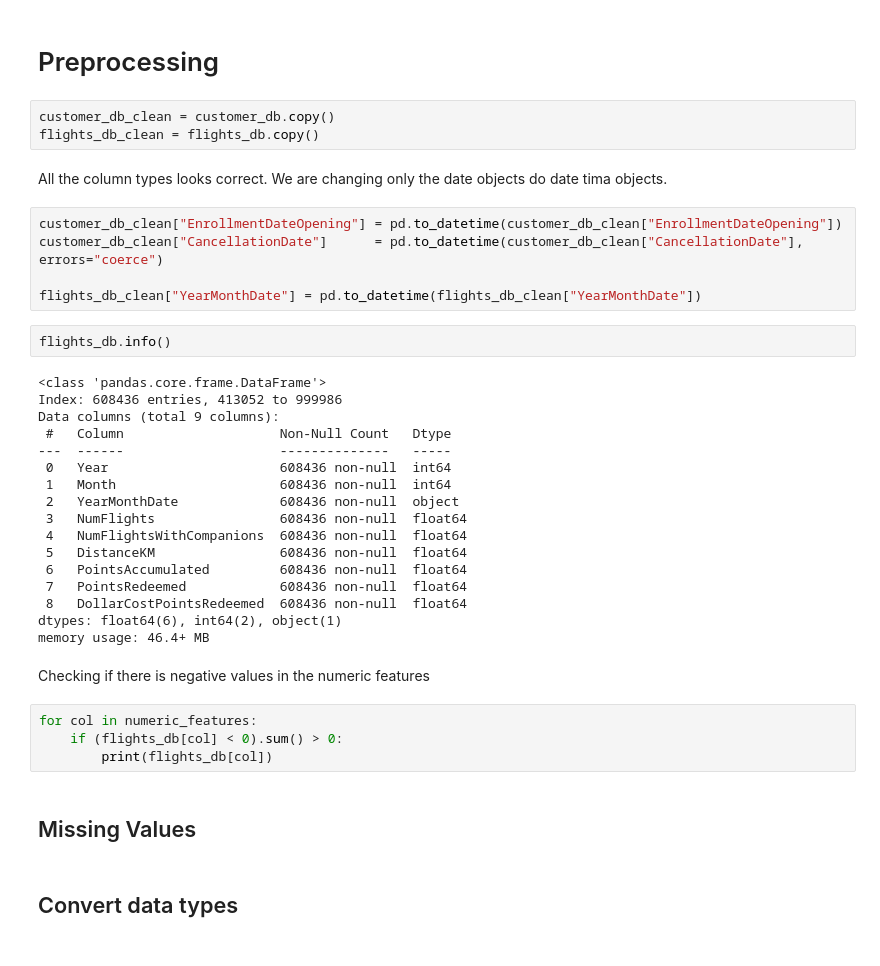
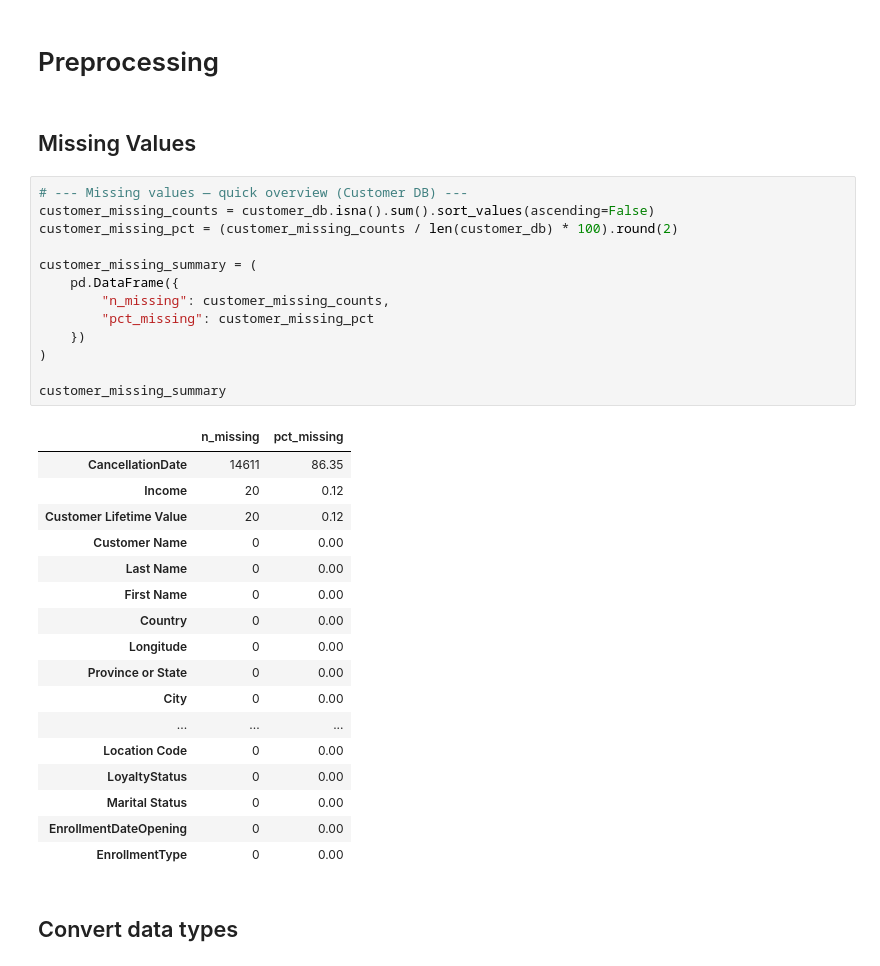
Before and after one commit to lucasdmcax/data_mining, a Jupyter notebook: Group20_EDA_Code.ipynb, the cells around one changed output. Cells and saved outputs as stored; diff of their text form.

Commit message:
missing values

```diff
--- a/Group20_EDA_Code.ipynb
+++ b/Group20_EDA_Code.ipynb
@@ -228,41 +253,37 @@ plt.show()
 # %% [markdown]
 # <a id="preprocessing"></a> Preprocessing
-# %%
-customer_db_clean = customer_db.copy()
-flights_db_clean = flights_db.copy()
-# %% [markdown]
-All the column types looks correct. We are changing only the date objects do date tima objects.
-# %%
-customer_db_clean["EnrollmentDateOpening"] = pd.to_datetime(customer_db_clean["EnrollmentDateOpening"])
-customer_db_clean["CancellationDate"]      = pd.to_datetime(customer_db_clean["CancellationDate"], errors="coerce")
-
-flights_db_clean["YearMonthDate"] = pd.to_datetime(flights_db_clean["YearMonthDate"])
-# %%
-flights_db.info()
-# %% [output]
-<class 'pandas.core.frame.DataFrame'>
-Index: 608436 entries, 413052 to 999986
-Data columns (total 9 columns):
- #   Column                    Non-Null Count   Dtype
----  ------                    --------------   -----
- 0   Year                      608436 non-null  int64
- 1   Month                     608436 non-null  int64
- 2   YearMonthDate             608436 non-null  object
- 3   NumFlights                608436 non-null  float64
- 4   NumFlightsWithCompanions  608436 non-null  float64
- 5   DistanceKM                608436 non-null  float64
- 6   PointsAccumulated         608436 non-null  float64
- 7   PointsRedeemed            608436 non-null  float64
- 8   DollarCostPointsRedeemed  608436 non-null  float64
-dtypes: float64(6), int64(2), object(1)
-memory usage: 46.4+ MB
-# %% [markdown]
-Checking if there is negative values in the numeric features
-# %%
-for col in numeric_features:
-    if (flights_db[col] < 0).sum() > 0:
-        print(flights_db[col])
 # %% [markdown]
 ## <a id="missing-values"></a> Missing Values
+# %%
+# --- Missing values — quick overview (Customer DB) ---
+customer_missing_counts = customer_db.isna().sum().sort_values(ascending=False)
+customer_missing_pct = (customer_missing_counts / len(customer_db) * 100).round(2)
+
+customer_missing_summary = (
+    pd.DataFrame({
+        "n_missing": customer_missing_counts,
+        "pct_missing": customer_missing_pct
+    })
+)
+
+customer_missing_summary
+# %% [output]
+|  | n_missing | pct_missing |
+| CancellationDate | 14611 | 86.35 |
+| Income | 20 | 0.12 |
+| Customer Lifetime Value | 20 | 0.12 |
+| Customer Name | 0 | 0.00 |
+| Last Name | 0 | 0.00 |
+| First Name | 0 | 0.00 |
+| Country | 0 | 0.00 |
+| Longitude | 0 | 0.00 |
+| Province or State | 0 | 0.00 |
+| City | 0 | 0.00 |
+| ... | ... | ... |
+| Location Code | 0 | 0.00 |
+| LoyaltyStatus | 0 | 0.00 |
+| Marital Status | 0 | 0.00 |
+| EnrollmentDateOpening | 0 | 0.00 |
+| EnrollmentType | 0 | 0.00 |
 # %% [markdown]
 ## <a id="convert-data-types"></a> Convert data types
```
Also changed, not shown: parts of 6 cells of this notebook.
